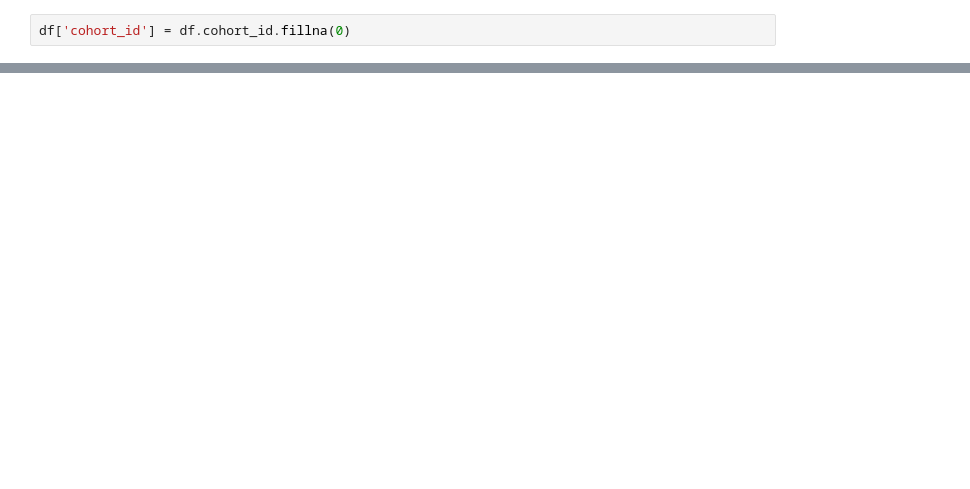
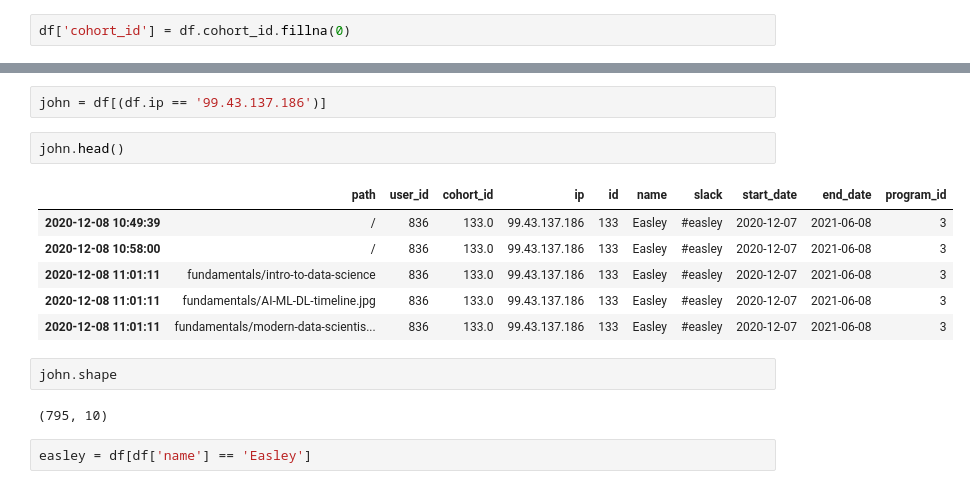
Before and after one commit to johngrinstead/anomaly-detection-exercises, a Jupyter notebook: time_series_anomaly.ipynb, the cells around one changed output, grey strips where cells are left out. Saved outputs shown, nothing was run; the diff lists cells and outputs as text; blank space fills up the shorter version.

```diff
--- a/time_series_anomaly.ipynb
+++ b/time_series_anomaly.ipynb
@@ -111,0 +147,17 @@ Name: ip, Length: 5531, dtype: int64
+# %%
+john = df[(df.ip == '99.43.137.186')]
+# %%
+john.head()
+# %% [output]
+|  | path | user_id | cohort_id | ip | id | name | slack | start_date | end_date | program_id |
+| 2020-12-08 10:49:39 | / | 836 | 133.0 | 99.43.137.186 | 133 | Easley | #easley | 2020-12-07 | 2021-06-08 | 3 |
+| 2020-12-08 10:58:00 | / | 836 | 133.0 | 99.43.137.186 | 133 | Easley | #easley | 2020-12-07 | 2021-06-08 | 3 |
+| 2020-12-08 11:01:11 | fundamentals/intro-to-data-science | 836 | 133.0 | 99.43.137.186 | 133 | Easley | #easley | 2020-12-07 | 2021-06-08 | 3 |
+| 2020-12-08 11:01:11 | fundamentals/AI-ML-DL-timeline.jpg | 836 | 133.0 | 99.43.137.186 | 133 | Easley | #easley | 2020-12-07 | 2021-06-08 | 3 |
+| 2020-12-08 11:01:11 | fundamentals/modern-data-scientis... | 836 | 133.0 | 99.43.137.186 | 133 | Easley | #easley | 2020-12-07 | 2021-06-08 | 3 |
+# %%
+john.shape
+# %% [output]
+(795, 10)
+# %%
+easley = df[df['name'] == 'Easley']
```
Also changed, not shown: parts of 16 cells of this notebook, 3 other files.
